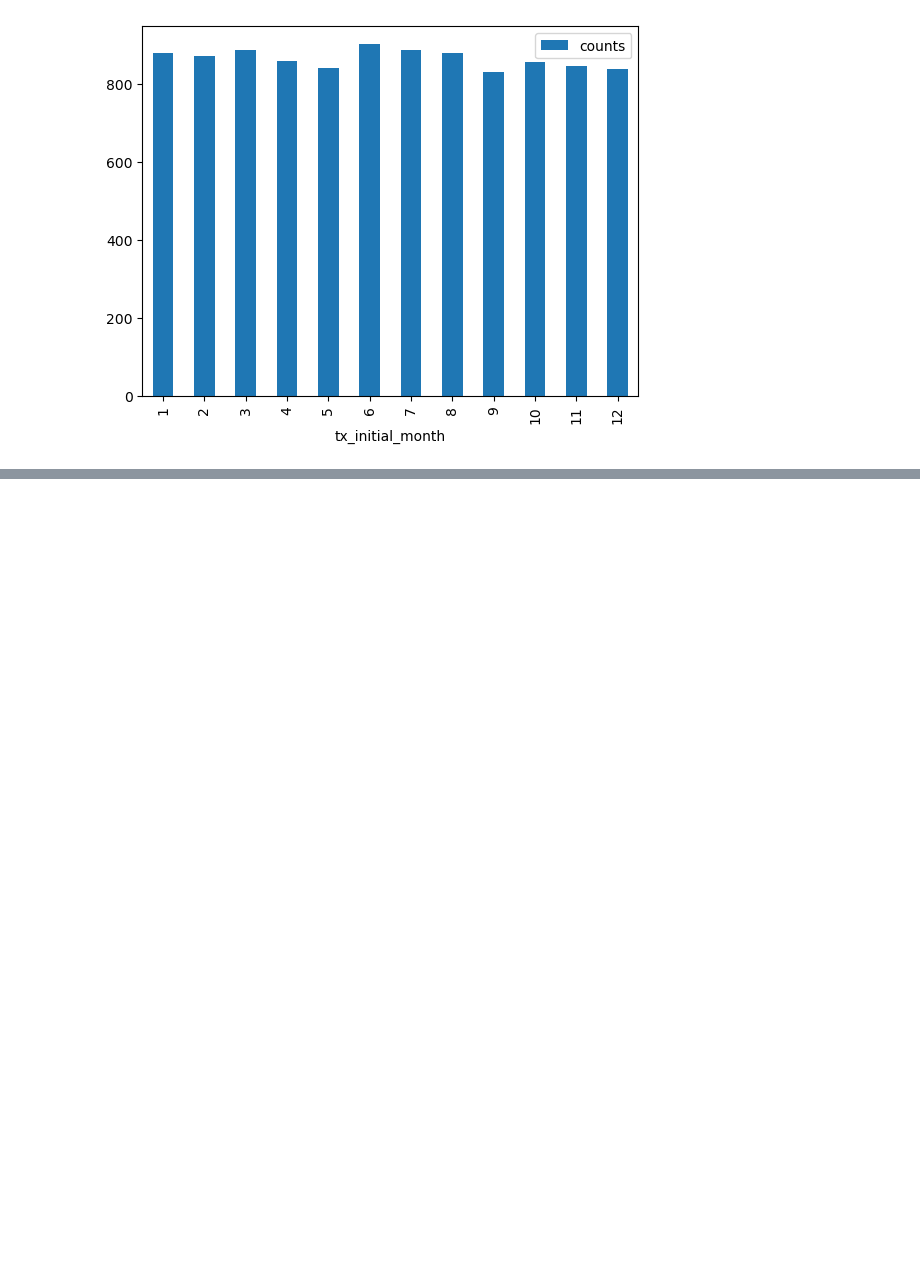
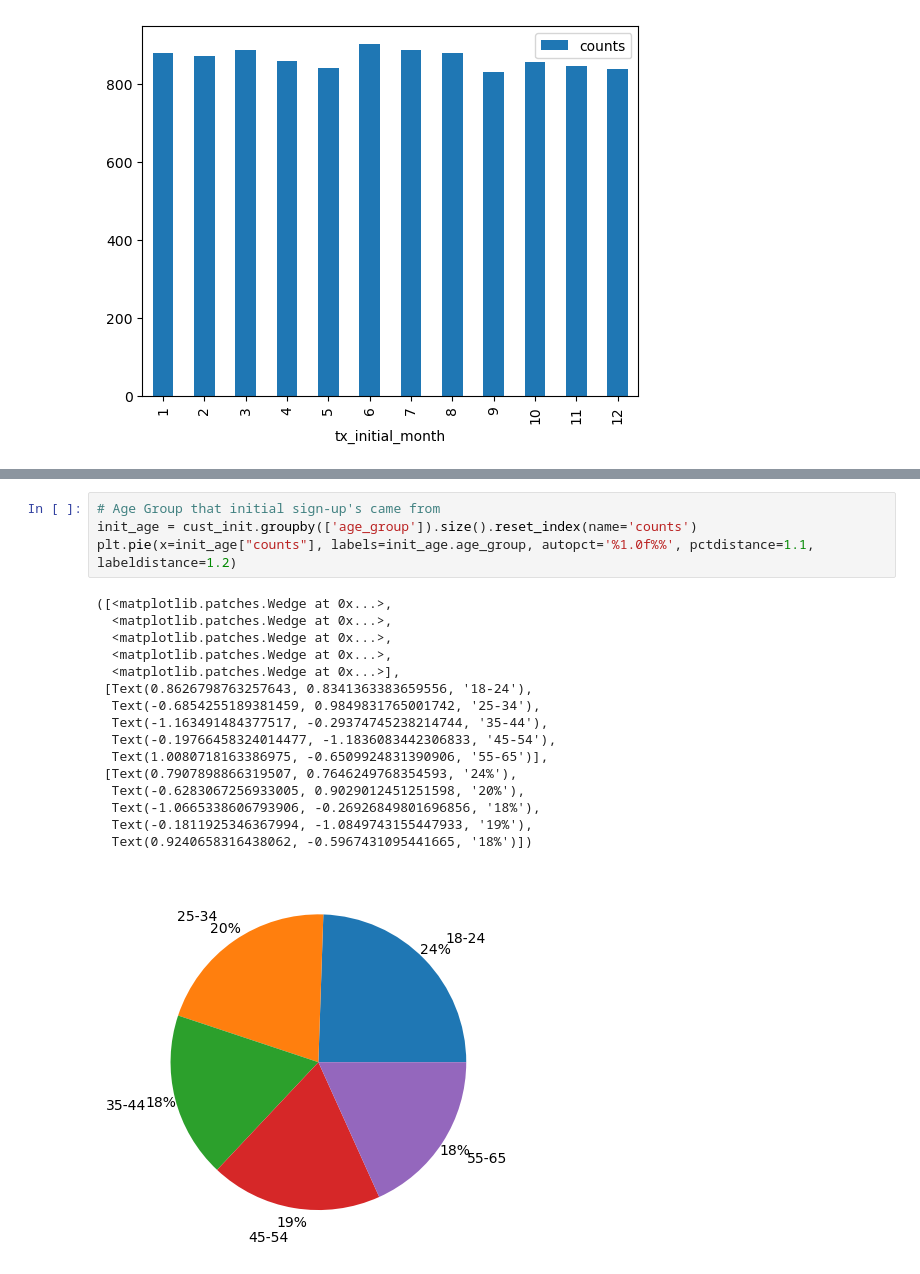
Before and after one commit to mindyng/Take-Homes, a Jupyter notebook: subscription-business-performance.ipynb, the cells around one changed output, grey strips where cells are left out. Cells and saved outputs as stored; diff of their text form; blank space fills up the shorter version.

```diff
--- a/subscription-business-performance.ipynb
+++ b/subscription-business-performance.ipynb
@@ -129,0 +166,21 @@ Not much a difference month-to-month regardless of subsription year. Though June
+# %%
+# Age Group that initial sign-up's came from
+init_age = cust_init.groupby(['age_group']).size().reset_index(name='counts')
+plt.pie(x=init_age["counts"], labels=init_age.age_group, autopct='%1.0f%%', pctdistance=1.1, labeldistance=1.2)
+# %% [output]
+([<matplotlib.patches.Wedge at 0x...>,
+  <matplotlib.patches.Wedge at 0x...>,
+  <matplotlib.patches.Wedge at 0x...>,
+  <matplotlib.patches.Wedge at 0x...>,
+  <matplotlib.patches.Wedge at 0x...>],
+ [Text(0.8626798763257643, 0.8341363383659556, '18-24'),
+  Text(-0.6854255189381459, 0.9849831765001742, '25-34'),
+  Text(-1.163491484377517, -0.29374745238214744, '35-44'),
+  Text(-0.19766458324014477, -1.1836083442306833, '45-54'),
+  Text(1.0080718163386975, -0.6509924831390906, '55-65')],
+ [Text(0.7907898866319507, 0.7646249768354593, '24%'),
+  Text(-0.6283067256933005, 0.9029012451251598, '20%'),
+  Text(-1.0665338606793906, -0.26926849801696856, '18%'),
+  Text(-0.1811925346367994, -1.0849743155447933, '19%'),
+  Text(0.9240658316438062, -0.5967431095441665, '18%')])
+[figure, added]
```
Also changed, not shown: parts of 13 cells of this notebook.
